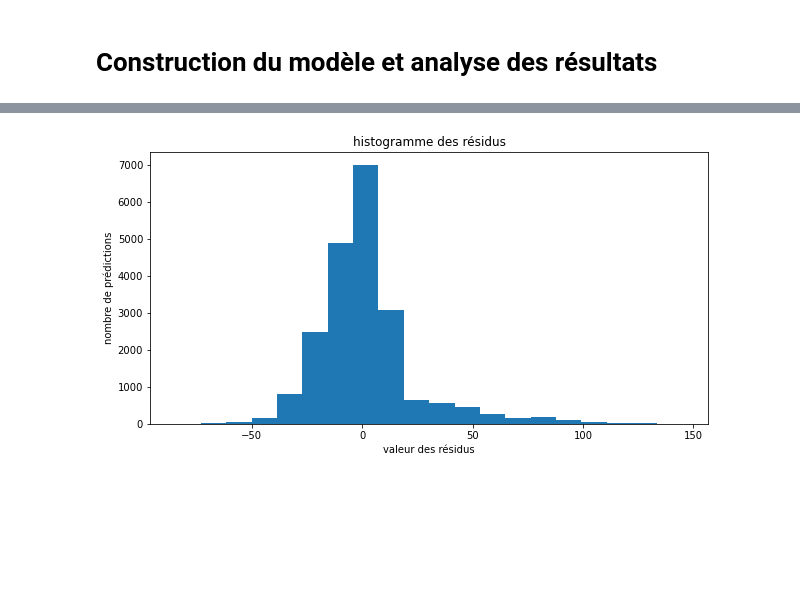
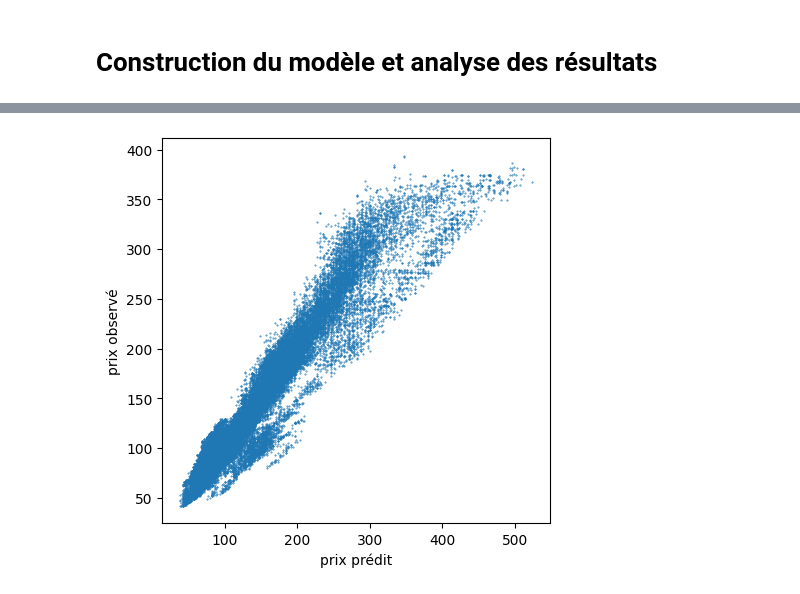
Before and after one commit to julie743/defi_IA, a Jupyter notebook: models/regression_model.ipynb, the cells around one changed output, grey strips where cells are left out. Saved outputs shown, nothing was run; the diff lists cells and outputs as text; code cells hidden in the pictures; blank space fills up the shorter version.

```diff
--- a/models/regression_model.ipynb
+++ b/models/regression_model.ipynb
@@ -111,0 +111,24 @@ Selon le modèle il faut transformer les variables qualitatives en dummy variabl
+# %%
+def plot_pred_obs(Y_true,Y_pred):
+    plt.figure(figsize=(5,5))
+    plt.plot(Y_true,Y_pred,"o",markersize = 0.4)
+    plt.xlabel("prix prédit")
+    plt.ylabel("prix observé")
+    plt.show()
+
+def scatterplot_residuals(Y_true,Y_pred):
+    plt.figure(figsize=(5,5))
+    plt.plot(Y_pred,Y_true-Y_pred,"o",markersize = 0.4)
+    plt.xlabel(u"valeurs prédites")
+    plt.ylabel(u"Résidus")
+    plt.title("Residus pénalité L1 Lasso")
+    plt.hlines(0,0,3)
+    plt.show()
+
+def histogram_residuals(Y_true,Y_pred):
+    plt.figure(figsize=(10,5))
+    plt.hist(Y_true-Y_pred,bins=20)
+    plt.title('histogramme des résidus')
+    plt.xlabel('valeur des résidus')
+    plt.ylabel('nombre de prédictions')
+    plt.show()
@@ -163,9 +191,9 @@ X_vali = X.loc[X['avatar_id'].isin(ind_vali)]
 # %%
 # séparation de la colonne des outputs en training et validation :
 indX_train = X.index[X['avatar_id'].isin(ind_train)]
-Y_train = Y_norm[indX_train]
+Y_train = Y[indX_train]
 indX_vali = X.index[X['avatar_id'].isin(ind_vali)]
-Y_vali = Y_norm[indX_vali]
+Y_vali = Y[indX_vali]
 # %%
 # suppression des ID maintenant qu'on en a plus besoin
 X_train.drop(['avatar_id','hotel_id'],axis=1,inplace=True)
@@ -191,9 +219,7 @@ MSE= 0.08917407737260181
 # %%
 # MSE sur les données dénormalisées et détransformées :
-prev_denorm = scalerY.inverse_transform(prev.reshape(-1,1))
-prev_detransfo = np.exp(prev_denorm)
-Y_vali_denorm = scalerY.inverse_transform(Y_vali.reshape(-1,1))
-Y_vali_detransfo = np.exp(Y_vali_denorm)
-print("MSE sur les résultats dénormalisés =",mean_squared_error(Y_vali_detransfo,prev_detransfo))
+prev_detransfo = np.exp(prev)
+Y_vali_detransfo = np.exp(Y_vali)
+print("RMSE sur les résultats dénormalisés =",np.sqrt(mean_squared_error(Y_vali_detransfo,prev_detransfo)))
 print("MAE sur les résultats dénormalisés =",mean_absolute_error(Y_vali_detransfo,prev_detransfo))
 # %% [output]
@@ -220,9 +228,4 @@ plt.show()
-# %%
-plt.figure(figsize=(10,5))
-plt.hist(Y_vali_detransfo-prev_detransfo,bins=20)
-plt.title('histogramme des résidus')
-plt.xlabel('valeur des résidus')
-plt.ylabel('nombre de prédictions')
-plt.show()
-# %% [output]
-[figure, removed]
+# %%
+plot_pred_obs(Y_vali_detransfo,prev_detransfo)
+# %% [output]
+[figure, added]
```
Also changed, not shown: parts of 29 cells of this notebook, 7 other files.
